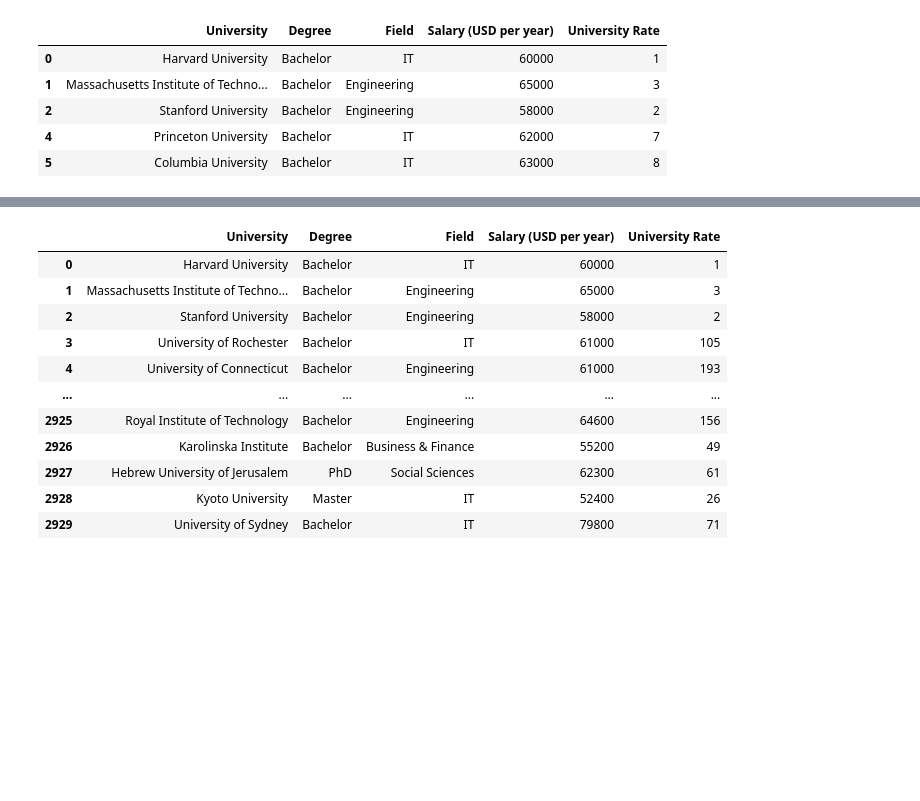
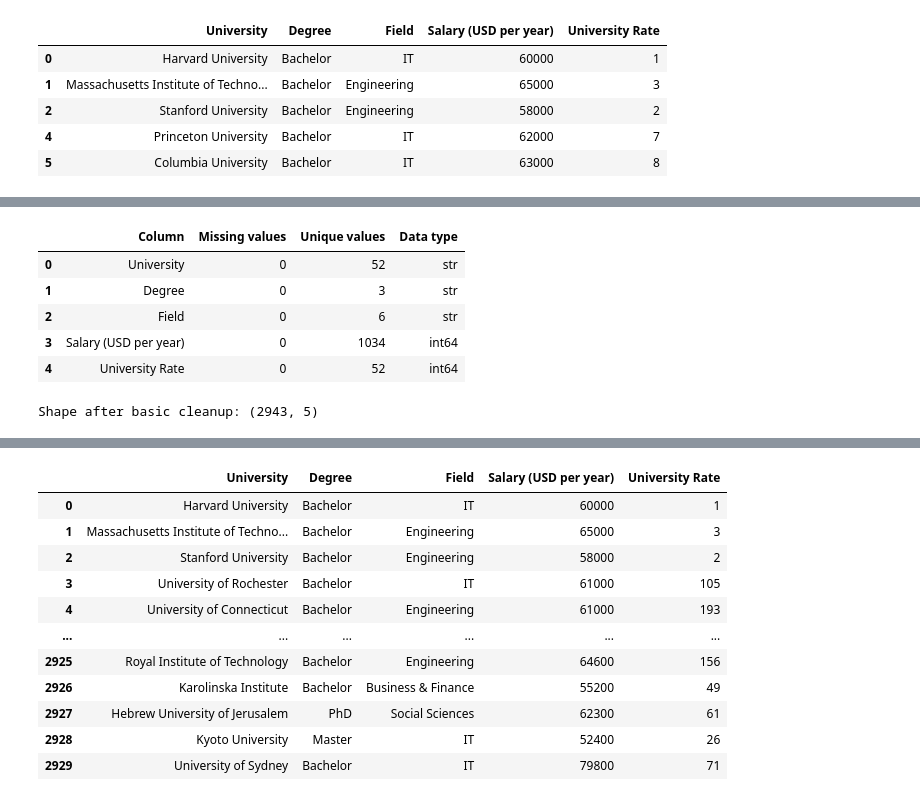
Before and after one commit to maxtheshock/PythonDS-Project, a Jupyter notebook: PythonNotebook.ipynb, the cells around one changed output, grey strips where cells are left out. Cells and saved outputs as stored; diff of their text form; code cells hidden in the pictures; blank space fills up the shorter version.

Commit message:
added report-style alumni data cleanup

```diff
--- a/PythonNotebook.ipynb
+++ b/PythonNotebook.ipynb
@@ -351,0 +326,56 @@ Text(0.5, 1.0, 'Salaries of students depend on the rank of their university (poi
+# %%
+# Main columns used in the analysis
+
+salary_col = "Salary (USD per year)"
+rank_col = "University Rate"
+
+required_columns = [
+    "University",
+    "Degree",
+    "Field",
+    salary_col,
+    rank_col
+]
+
+cleanup_report_before = pd.DataFrame({
+    "Column": required_columns,
+    "Missing values": [alumni_data[column].isna().sum() for column in required_columns],
+    "Unique values": [alumni_data[column].nunique() for column in required_columns],
+    "Data type": [alumni_data[column].dtype for column in required_columns]
+})
+
+cleanup_report_before
+# %% [output]
+|  | Column | Missing values | Unique values | Data type |
+| 0 | University | 0 | 52 | str |
+| 1 | Degree | 0 | 3 | str |
+| 2 | Field | 0 | 6 | str |
+| 3 | Salary (USD per year) | 0 | 1034 | int64 |
+| 4 | University Rate | 0 | 52 | int64 |
+# %%
+# Create a cleaned copy of alumni_data.
+
+alumni_data = alumni_data.copy()
+
+alumni_data[salary_col] = pd.to_numeric(
+    alumni_data[salary_col],
+    errors="coerce"
+)
+
+alumni_data[rank_col] = pd.to_numeric(
+    alumni_data[rank_col],
+    errors="coerce"
+)
+
+alumni_data = alumni_data.dropna(subset=required_columns)
+
+alumni_data = alumni_data[
+    (alumni_data[salary_col] > 0) &
+    (alumni_data[rank_col] > 0)
+].copy()
+
+alumni_data = alumni_data.reset_index(drop=True)
+
+print("Shape after basic cleanup:", alumni_data.shape)
+# %% [output]
+Shape after basic cleanup: (2943, 5)
```
Also changed, not shown: parts of 13 cells of this notebook, 1 other file.
